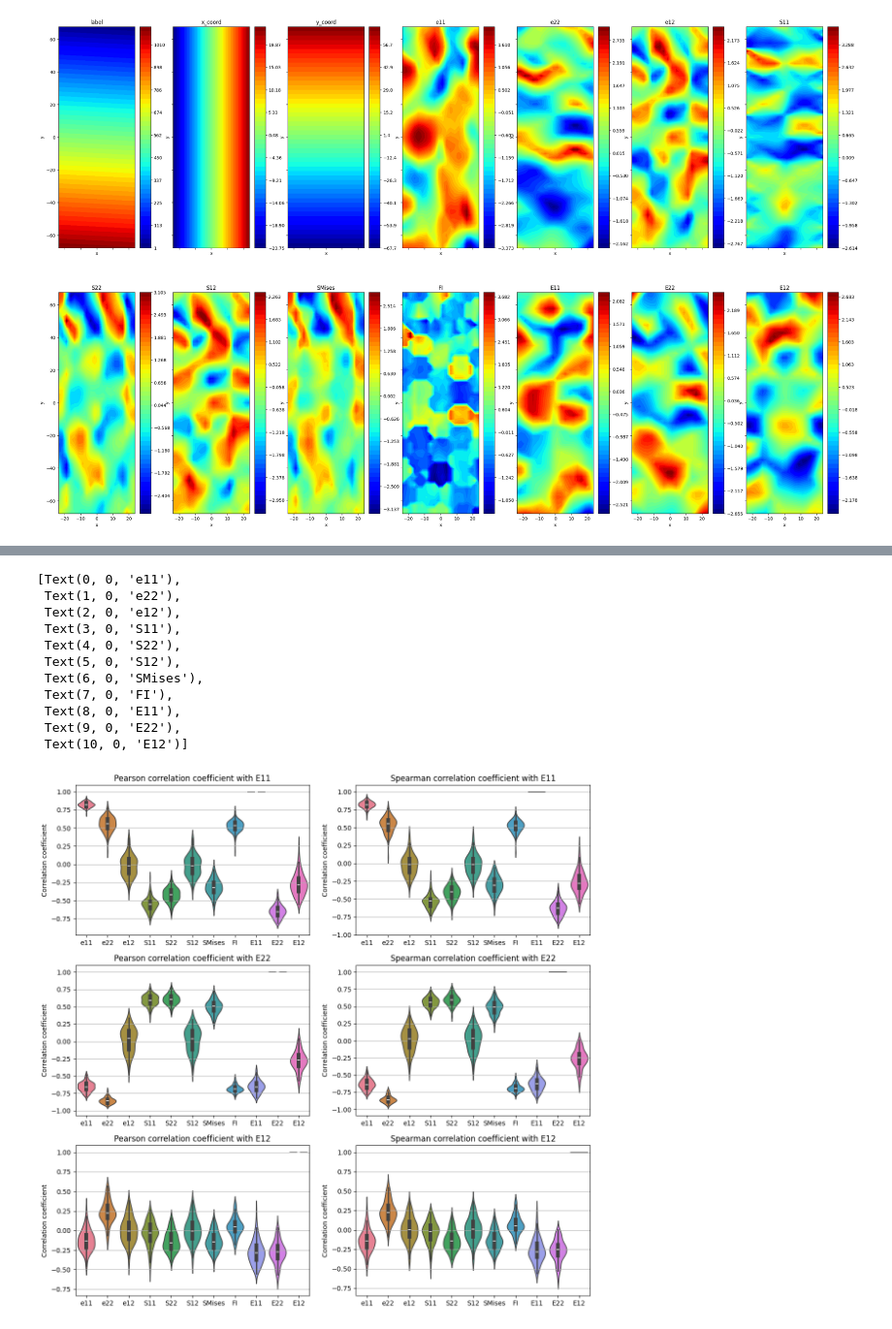
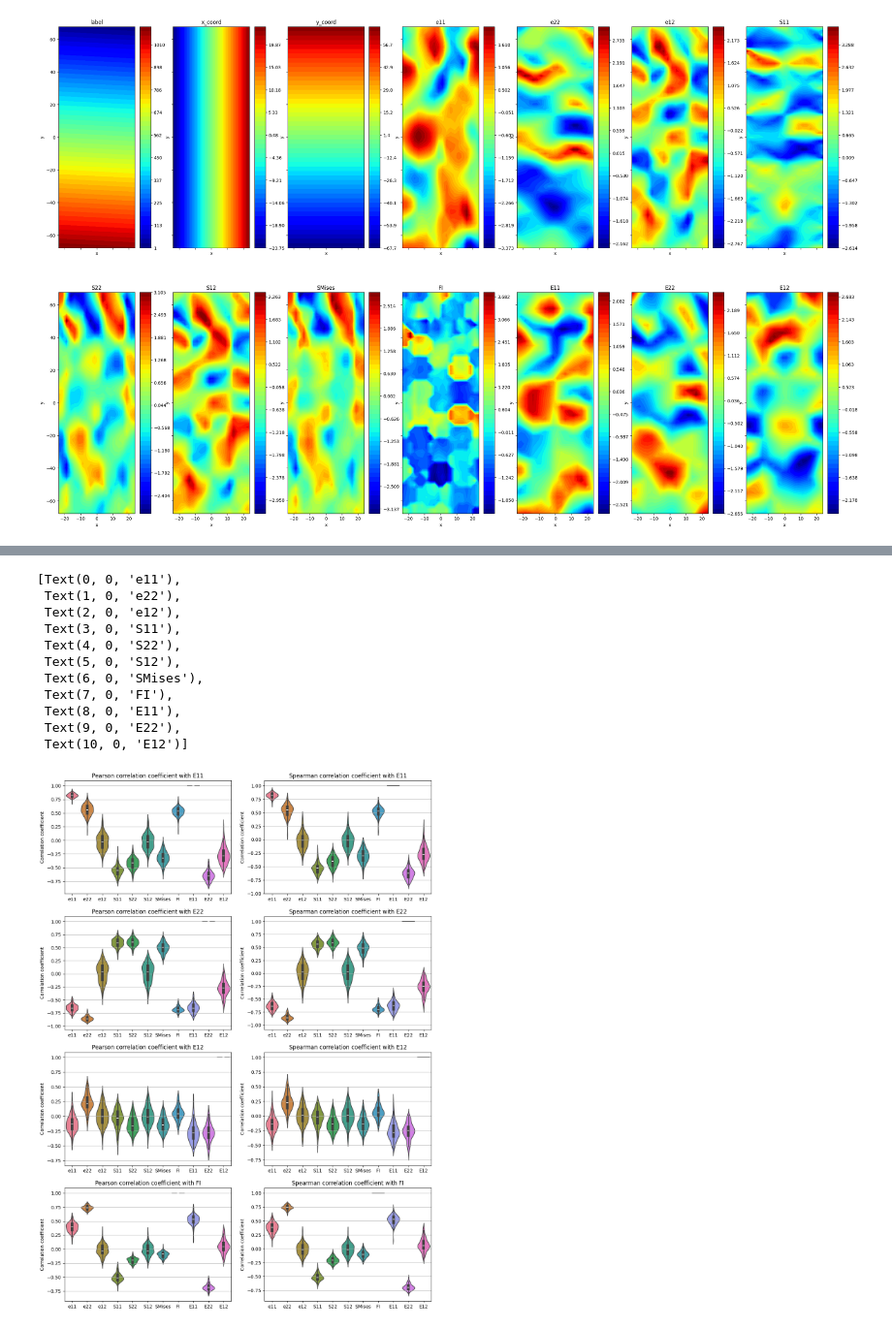
Before and after one commit to KFHICL/TBDCML, a Jupyter notebook: MultiDimTBDCNet.ipynb, the cells around one changed output, grey strips where cells are left out. Shown at 97% size. Cells and saved outputs as stored; diff of their text form; code cells hidden in the pictures.

```diff
--- a/MultiDimTBDCNet.ipynb
+++ b/MultiDimTBDCNet.ipynb
@@ -251,6 +313,8 @@ pearsonCorrE22 = np.zeros((numSamples,len(featureIdxs))) # Pearson correlation w
 pearsonCorrE22Pval = np.copy(pearsonCorrE22)
 pearsonCorrE12 = np.zeros((numSamples,len(featureIdxs))) # Pearson correlation with E12 (shear)
 pearsonCorrE12Pval = np.copy(pearsonCorrE12)
+pearsonCorrFI = np.zeros((numSamples,len(featureIdxs))) # Pearson correlation with Failure index
+pearsonCorrFIPval = np.copy(pearsonCorrFI)
 
 # Spearman's correlation coefficient is the correlation of rank (i.e. if features monotonically increase together independent of proportionality)
 spearmanCorrE11 = np.zeros((numSamples, len(featureIdxs))) # Spearman's correlation with E11 (Horizontal stiffness)
@@ -259,6 +323,9 @@ spearmanCorrE22 = np.zeros((numSamples, len(featureIdxs))) # Spearman's correlat
 spearmanCorrE22Pval = np.copy(spearmanCorrE22)
 spearmanCorrE12 = np.zeros((numSamples, len(featureIdxs))) # Spearman's correlation with E12 (shear)
 spearmanCorrE12Pval = np.copy(spearmanCorrE12)
+spearmanCorrFI = np.zeros((numSamples, len(featureIdxs))) # Spearman's correlation with Failure index
+spearmanCorrFIPval = np.copy(spearmanCorrFI)
+
 
 
 for i in range(numSamples):
@@ -275,12 +342,16 @@ for i in range(numSamples):
     # E12
     pearsonCorrE12[i,j], pearsonCorrE12Pval[i,j] = scipy.stats.pearsonr(samples[i,:,13],samples[i,:,k])
     spearmanCorrE12[i,j], spearmanCorrE12Pval[i,j] = scipy.stats.spearmanr(samples[i,:,13],samples[i,:,k])
+
+    # FI
+    pearsonCorrFI[i,j], pearsonCorrFIPval[i,j] = scipy.stats.pearsonr(samples[i,:,10],samples[i,:,k])
+    spearmanCorrFI[i,j], spearmanCorrFIPval[i,j] = scipy.stats.spearmanr(samples[i,:,10],samples[i,:,k])
 # %%
 # Plot correlation coefficients
-fig, axs = plt.subplots(3, 2, figsize=[14,14]) # Create subplots
+fig, axs = plt.subplots(4, 2, figsize=[14,20]) # Create subplots
 
 # Plot correlation coefficients
-axis = plt.subplot(3,2,1)
+axis = plt.subplot(4,2,1)
 plt.grid()
 g = sns.violinplot(ax=axis, data=pearsonCorrE11)
 plt.title('Pearson correlation coefficient with E11')
@@ -288,7 +359,7 @@ plt.ylabel('Correlation coefficient')
 g.set_xticks(range(len(pearsonCorrE11[0])))
 g.set_xticklabels(headers[featureIdxs])
 
-axis = plt.subplot(3,2,2)
+axis = plt.subplot(4,2,2)
 plt.grid()
 g = sns.violinplot(ax=axis, data=spearmanCorrE11)
 plt.title('Spearman correlation coefficient with E11')
@@ -296,7 +367,7 @@ plt.ylabel('Correlation coefficient')
 g.set_xticks(range(len(spearmanCorrE11[0])))
 g.set_xticklabels(headers[featureIdxs])
 
-axis = plt.subplot(3,2,3)
+axis = plt.subplot(4,2,3)
 plt.grid()
 g = sns.violinplot(ax=axis, data=pearsonCorrE22)
 plt.title('Pearson correlation coefficient with E22')
@@ -304,39 +375,55 @@ plt.ylabel('Correlation coefficient')
 g.set_xticks(range(len(pearsonCorrE22[0])))
 g.set_xticklabels(headers[featureIdxs])
 
-axis = plt.subplot(3,2,4)
+axis = plt.subplot(4,2,4)
 plt.grid()
 g = sns.violinplot(ax=axis, data=spearmanCorrE22)
 plt.title('Spearman correlation coefficient with E22')
 plt.ylabel('Correlation coefficient')
 g.set_xticks(range(len(spearmanCorrE22[0])))
 g.set_xticklabels(headers[featureIdxs])
 
-axis = plt.subplot(3,2,5)
+axis = plt.subplot(4,2,5)
 plt.grid()
 g = sns.violinplot(ax=axis, data=pearsonCorrE12)
 plt.title('Pearson correlation coefficient with E12')
 plt.ylabel('Correlation coefficient')
 g.set_xticks(range(len(pearsonCorrE12[0])))
 g.set_xticklabels(headers[featureIdxs])
 
-axis = plt.subplot(3,2,6)
+axis = plt.subplot(4,2,6)
 plt.grid()
 g = sns.violinplot(ax=axis, data=spearmanCorrE12)
 plt.title('Spearman correlation coefficient with E12')
 plt.ylabel('Correlation coefficient')
 g.set_xticks(range(len(spearmanCorrE12[0])))
 g.set_xticklabels(headers[featureIdxs])
+
+axis = plt.subplot(4,2,7)
+plt.grid()
+g = sns.violinplot(ax=axis, data=pearsonCorrFI)
+plt.title('Pearson correlation coefficient with FI')
+plt.ylabel('Correlation coefficient')
+g.set_xticks(range(len(pearsonCorrFI[0])))
+g.set_xticklabels(headers[featureIdxs])
+
+axis = plt.subplot(4,2,8)
+plt.grid()
+g = sns.violinplot(ax=axis, data=spearmanCorrFI)
+plt.title('Spearman correlation coefficient with FI')
+plt.ylabel('Correlation coefficient')
+g.set_xticks(range(len(spearmanCorrFI[0])))
+g.set_xticklabels(headers[featureIdxs])
 # %% [output]
 [Text(0, 0, 'e11'),
  Text(1, 0, 'e22'),
  Text(2, 0, 'e12'),
  Text(3, 0, 'S11'),
  Text(4, 0, 'S22'),
  Text(5, 0, 'S12'),
  Text(6, 0, 'SMises'),
  Text(7, 0, 'FI'),
  Text(8, 0, 'E11'),
  Text(9, 0, 'E22'),
  Text(10, 0, 'E12')]
-[figure, old version]
+[figure, new version]
```
Also changed, not shown: parts of 36 cells of this notebook.
